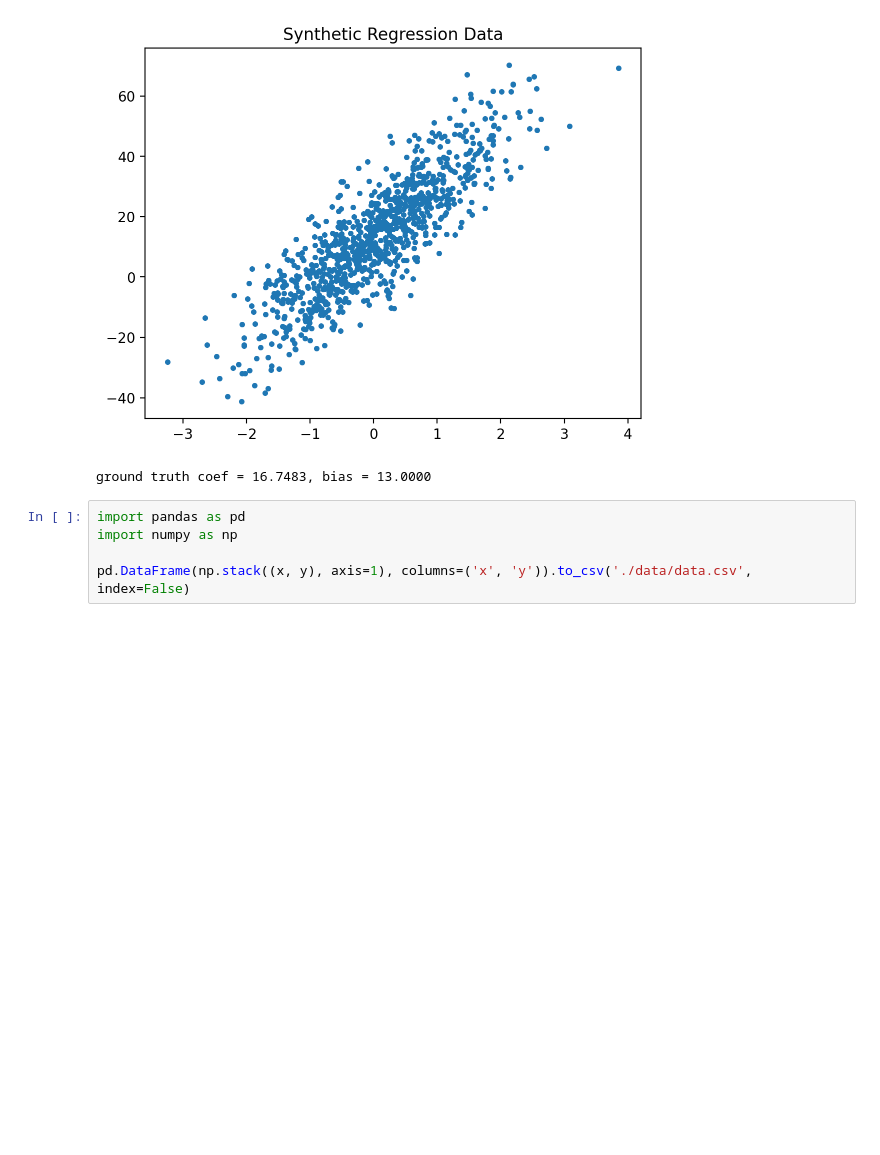
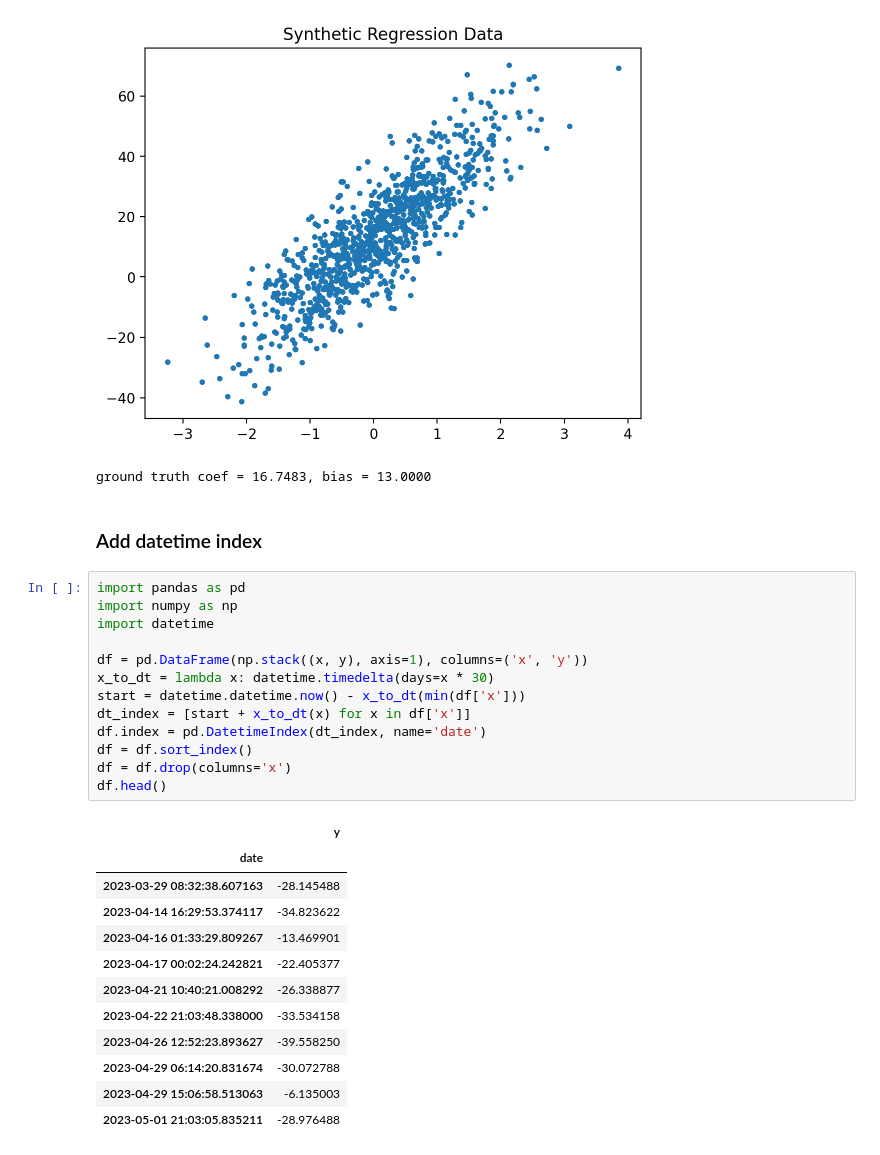
Before and after one commit to mrtj/linalg_lambda_article, a Jupyter notebook: linreg.ipynb, the cells around one changed output. Drawn from its saved outputs; the diff is of its cells as text; blank space fills up the shorter version.

```diff
--- a/linreg.ipynb
+++ b/linreg.ipynb
@@ -28,8 +29,31 @@ print(f'ground truth coef = {gt_coef:.04f}, bias = {gt_bias:.04f}')
 # %% [output]
 [figure]
 ground truth coef = 16.7483, bias = 13.0000
-# %%
-import pandas as pd
-import numpy as np
-
-pd.DataFrame(np.stack((x, y), axis=1), columns=('x', 'y')).to_csv('./data/data.csv', index=False)
+# %% [markdown]
+### Add datetime index
+# %%
+import pandas as pd
+import numpy as np
+import datetime
+
+df = pd.DataFrame(np.stack((x, y), axis=1), columns=('x', 'y'))
+x_to_dt = lambda x: datetime.timedelta(days=x * 30)
+start = datetime.datetime.now() - x_to_dt(min(df['x']))
+dt_index = [start + x_to_dt(x) for x in df['x']]
+df.index = pd.DatetimeIndex(dt_index, name='date')
+df = df.sort_index()
+df = df.drop(columns='x')
+df.head()
+# %% [output]
+|  | y |
+| date |  |
+| 2023-03-29 08:32:38.607163 | -28.145488 |
+| 2023-04-14 16:29:53.374117 | -34.823622 |
+| 2023-04-16 01:33:29.809267 | -13.469901 |
+| 2023-04-17 00:02:24.242821 | -22.405377 |
+| 2023-04-21 10:40:21.008292 | -26.338877 |
+| 2023-04-22 21:03:48.338000 | -33.534158 |
+| 2023-04-26 12:52:23.893627 | -39.558250 |
+| 2023-04-29 06:14:20.831674 | -30.072788 |
+| 2023-04-29 15:06:58.513063 | -6.135003 |
+| 2023-05-01 21:03:05.835211 | -28.976488 |
```
Also changed, not shown: parts of 23 cells of this notebook, 2 other files.
